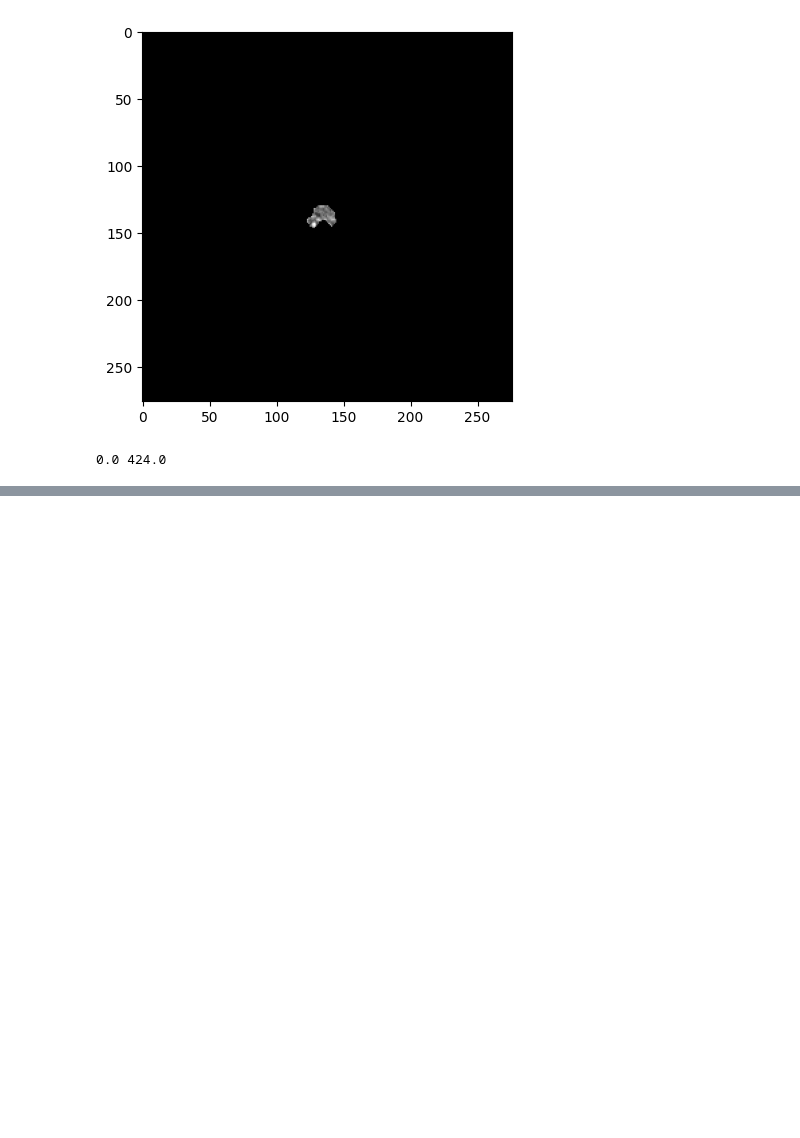
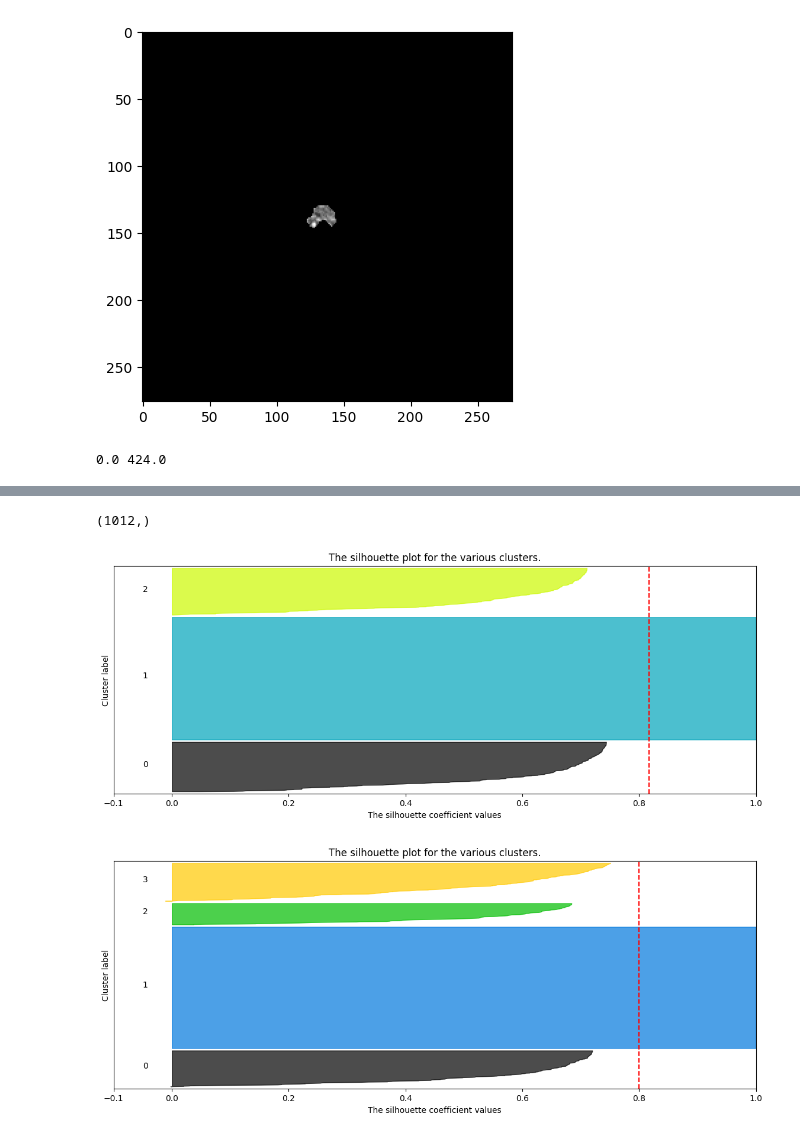
Before and after one commit to ftach/delta-rad, a Jupyter notebook: rad_maps/test.ipynb, the cells around one changed output, grey strips where cells are left out. Saved outputs shown, nothing was run; the diff lists cells and outputs as text; code cells hidden in the pictures; blank space fills up the shorter version.

```diff
--- a/rad_maps/test.ipynb
+++ b/rad_maps/test.ipynb
@@ -47,0 +156,11 @@ OrderedDict([('diagnostics_Versions_PyRadiomics', 'v3.1.0'), ('diagnostics_Versi
+# %%
+X = np.array(feature_map[:,:, 15])
+print(X.flatten().shape)
+x_shape = X.shape
+for k in range(3, 5):
+    kmeans = KMeans(n_clusters=k, random_state=0, n_init="auto").fit(X.flatten().reshape(-1, 1))
+    plot_silhouette(X.flatten().reshape(-1, 1), k, kmeans.labels_, kmeans.cluster_centers_)
+# %% [output]
+(1012,)
+[figure, added]
+[figure, added]
```
Also changed, not shown: parts of 13 cells of this notebook, 6 other files.
